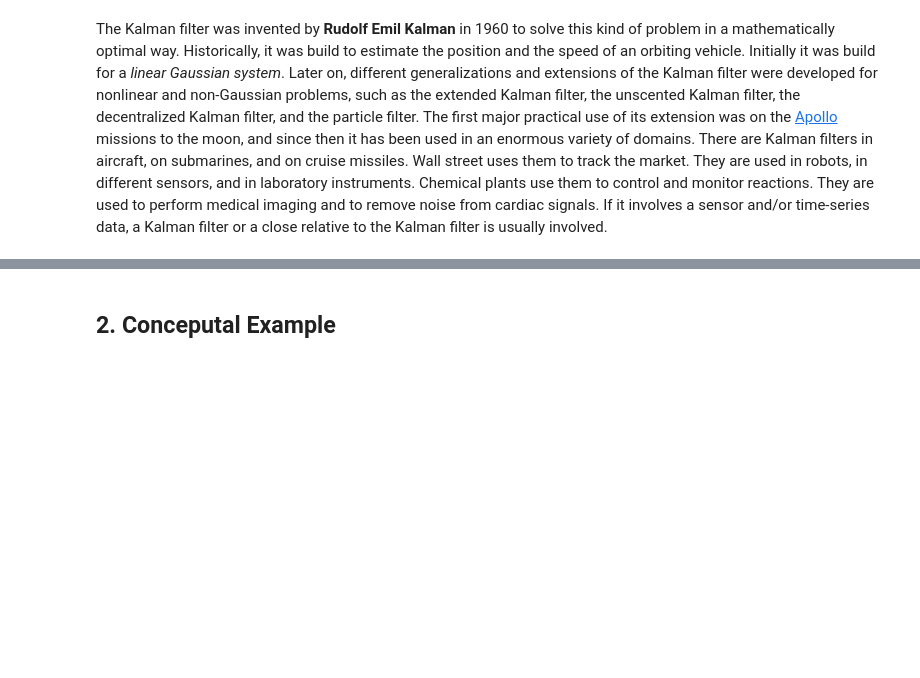
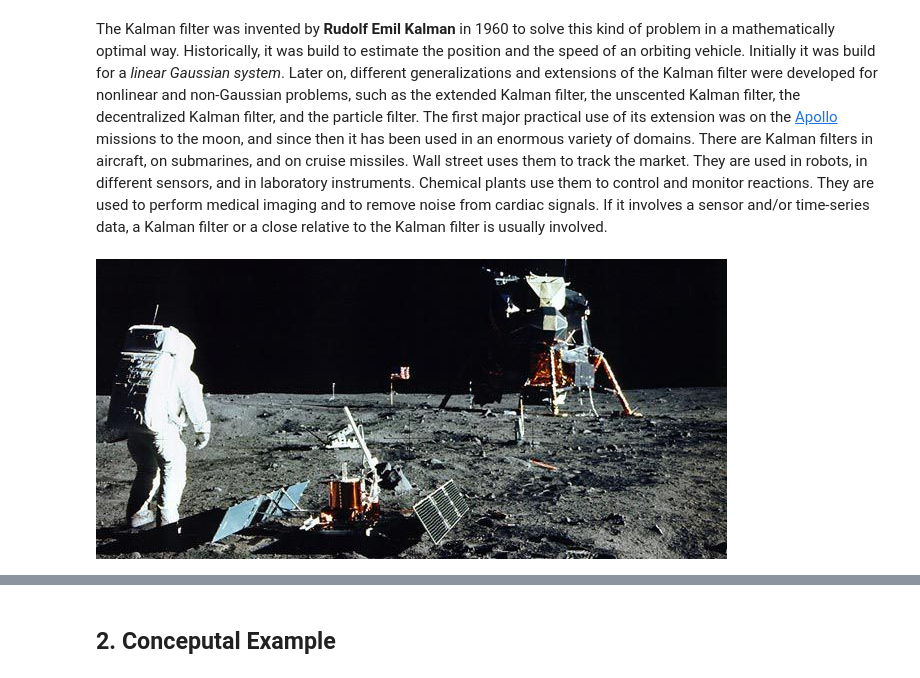
Before and after one commit to razmikmelikbekyan/KalmanFilter, a Jupyter notebook: theory/KalmanFilterTheory.ipynb, the cells around one changed output, grey strips where cells are left out. Cells and saved outputs as stored; diff of their text form; code cells hidden in the pictures; blank space fills up the shorter version.

```diff
--- a/theory/KalmanFilterTheory.ipynb
+++ b/theory/KalmanFilterTheory.ipynb
@@ -16,3 +18,7 @@ The Kalman filter was invented by **Rudolf Emil Kalman** in 1960 to solve this k
+# %%
+display(Image("images/1_apollo_image.jpeg"))
+# %% [output]
+[figure, added]
 # %% [markdown]
     FIGURE 1: Picture from Apollo
 <img src="images\1_apollo_image.jpeg"/>
```
Also changed, not shown: parts of 12 cells of this notebook.
